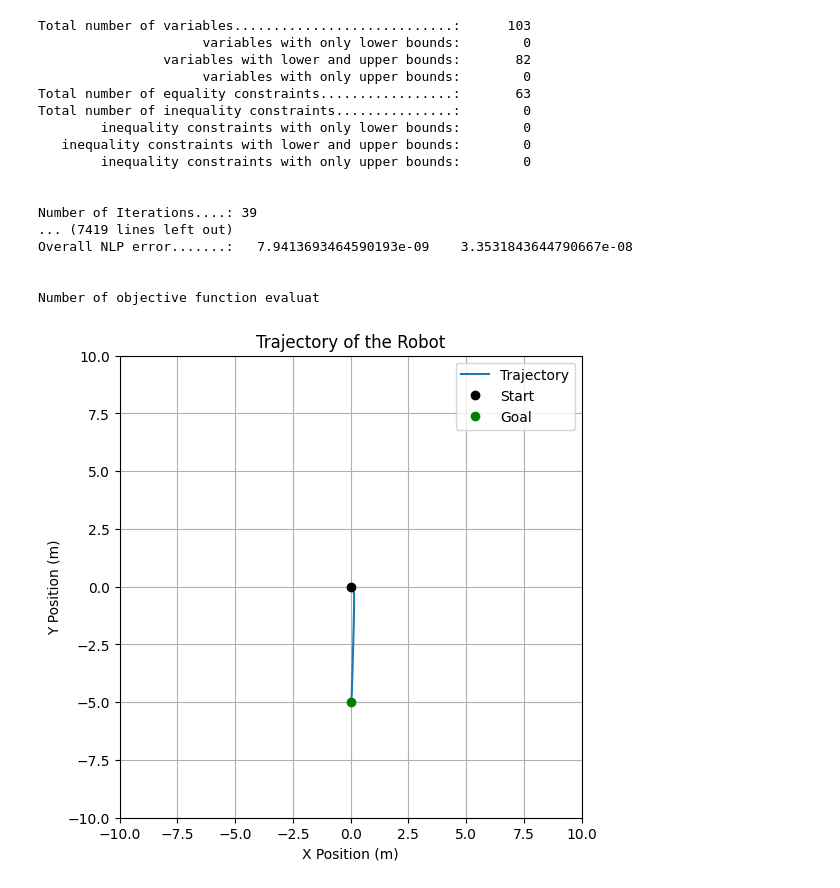
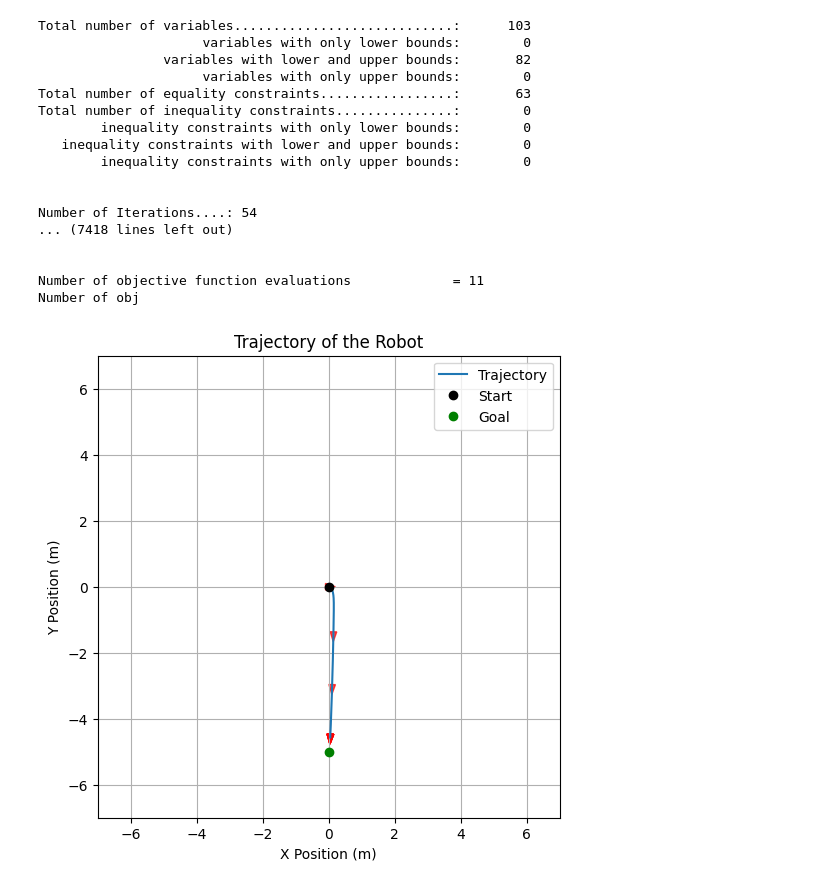
Before and after one commit to bojan-derajic/QTO-MPC, a Jupyter notebook: notebooks/dev_notebook.ipynb, the cells around one changed output. Saved outputs shown, nothing was run; the diff lists cells and outputs as text; code cells hidden in the pictures.

Commit message:
improved visualizations

```diff
--- a/notebooks/dev_notebook.ipynb
+++ b/notebooks/dev_notebook.ipynb
@@ -37,8 +37,8 @@ class TO_MPC():
         u_max = [max_vel_leftwheel, max_vel_rightwheel]
 
         # Cost function weights
-        Q = ca.diag([100.0, 100.0, 1.0])
-        QN = ca.diag([100.0, 100.0, 1.0])
+        Q = ca.diag([1.0, 1.0, 1.0]) * 1000
+        QN = ca.diag([1.0, 1.0, 1.0]) * 1000
         R = ca.diag([0.0, 0.0])
 
         # Initial and reference states
@@ -182,9 +182,14 @@ def simulator(x, u, dt=0.01):
         ]
     )
     return x_next
+
+def goal_reached(x, goal, min_dist):
+    dist = np.linalg.norm(np.array(x[:2]) - np.array(goal[:2])) + np.abs(x[2] - goal[2])
+    return dist < min_dist
 # %%
 T = 10.0  # Simulation time in seconds
 N = int(T / time_step)  # Number of time steps
+time_to_goal = np.inf  # Initialize time to goal
 
 x_traj = np.zeros((N + 1, 3))
 u_traj = np.zeros((N, 2))
@@ -192,6 +197,14 @@ u_traj = np.zeros((N, 2))
 x_traj[0] = start
 
 for i in range(N):
+    if goal_reached(x_traj[i], goal, min_dist_to_goal):
+        time_to_goal = i * time_step
+        print(40 * "-")
+        print(f"Goal reached at time {time_to_goal:.2f} seconds.")
+        print(40 * "-")
+        x_traj[i + 1:] = x_traj[i]
+        break
+
     u_opt = to_mpc.solve(x_traj[i], goal)
     u_traj[i] = u_opt
     x_traj[i + 1] = simulator(x_traj[i], u_opt, dt=time_step)
@@ -207,24 +220,47 @@ Total number of inequality constraints...............:        0
         inequality constraints with only upper bounds:        0
 
 
-Number of Iterations....: 39
-... (7419 lines left out)
-Overall NLP error.......:   7.9413693464590193e-09    3.3531843644790667e-08
+Number of Iterations....: 54
+... (7418 lines left out)
 
 
-Number of objective function evaluat
+Number of objective function evaluations             = 11
+Number of obj
 # %%
+def plot_robot(ax, x, y, theta, color='r', size=0.2, alpha=0.7):
+    # Triangle in robot frame (pointing along +x)
+    triangle = np.array([
+        [size, 0],
+        [-size/2, size/2],
+        [-size/2, -size/2]
+    ])
+    # Rotation matrix
+    R = np.array([
+        [np.cos(theta), -np.sin(theta)],
+        [np.sin(theta),  np.cos(theta)]
+    ])
+    # Rotate and translate
+    tri_world = (R @ triangle.T).T + np.array([x, y])
+    ax.fill(tri_world[:, 0], tri_world[:, 1], color=color, alpha=alpha)
+
+# Plot trajectory and start/goal
 fig, ax = plt.subplots(1, 1, figsize=(10, 6))
 ax.plot(x_traj[:, 0], x_traj[:, 1], label='Trajectory')
 ax.plot(start[0], start[1], 'ko', label='Start')
 ax.plot(goal[0], goal[1], 'go', label='Goal')
+
+# Plot robot as triangle every second
+for t in range(0, int(T)+1):
+    idx = min(int(t / time_step), x_traj.shape[0]-1)
+    plot_robot(ax, x_traj[idx, 0], x_traj[idx, 1], x_traj[idx, 2], color='r')
+
 ax.set_xlabel('X Position (m)')
 ax.set_ylabel('Y Position (m)')
 ax.set_title('Trajectory of the Robot')
 ax.set_aspect("equal")
-ax.set_xlim([-10, 10])
-ax.set_ylim([-10, 10])
+ax.set_xlim([-7, 7])
+ax.set_ylim([-7, 7])
 ax.legend()
 plt.grid()
 # %% [output]
-[figure, old version]
+[figure, new version]
```
Also changed, not shown: parts of 3 cells of this notebook.
